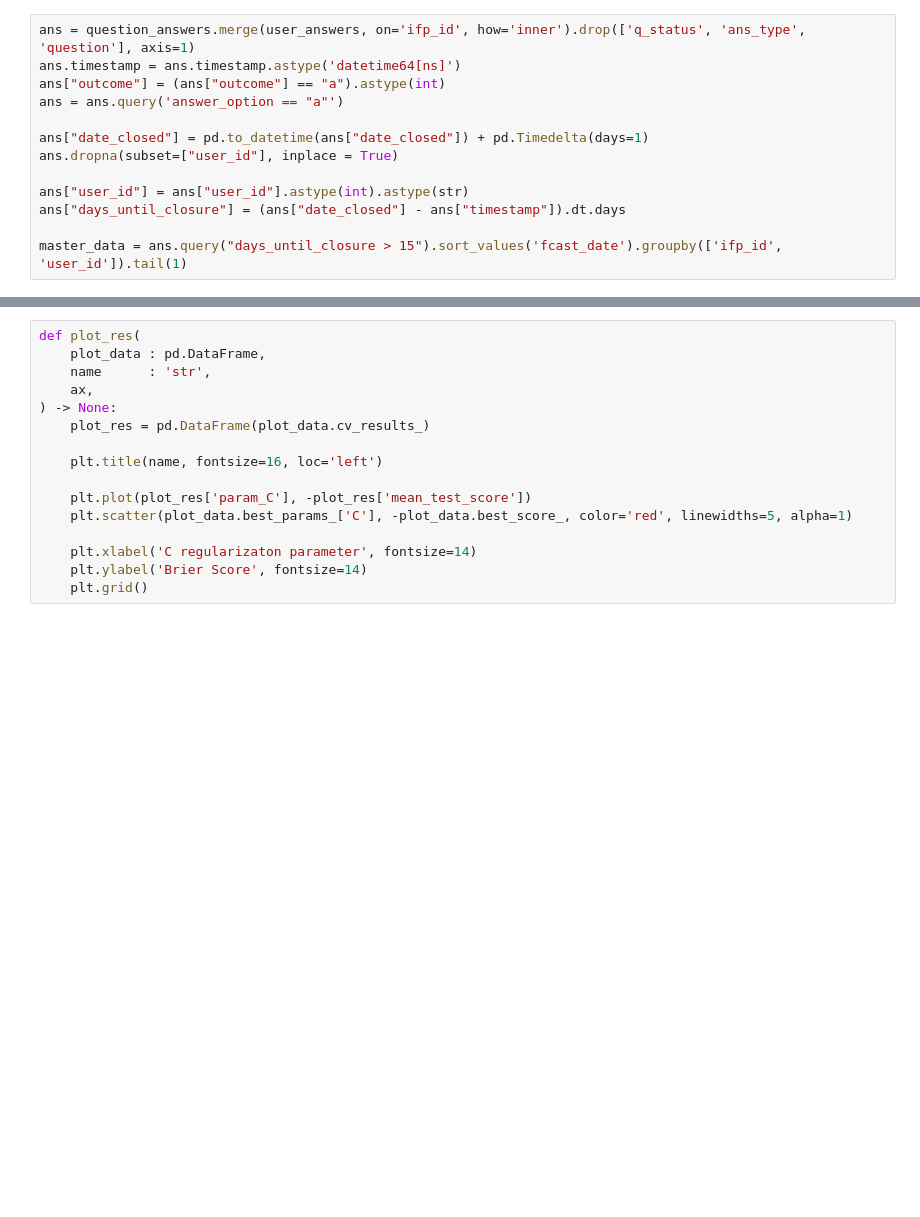
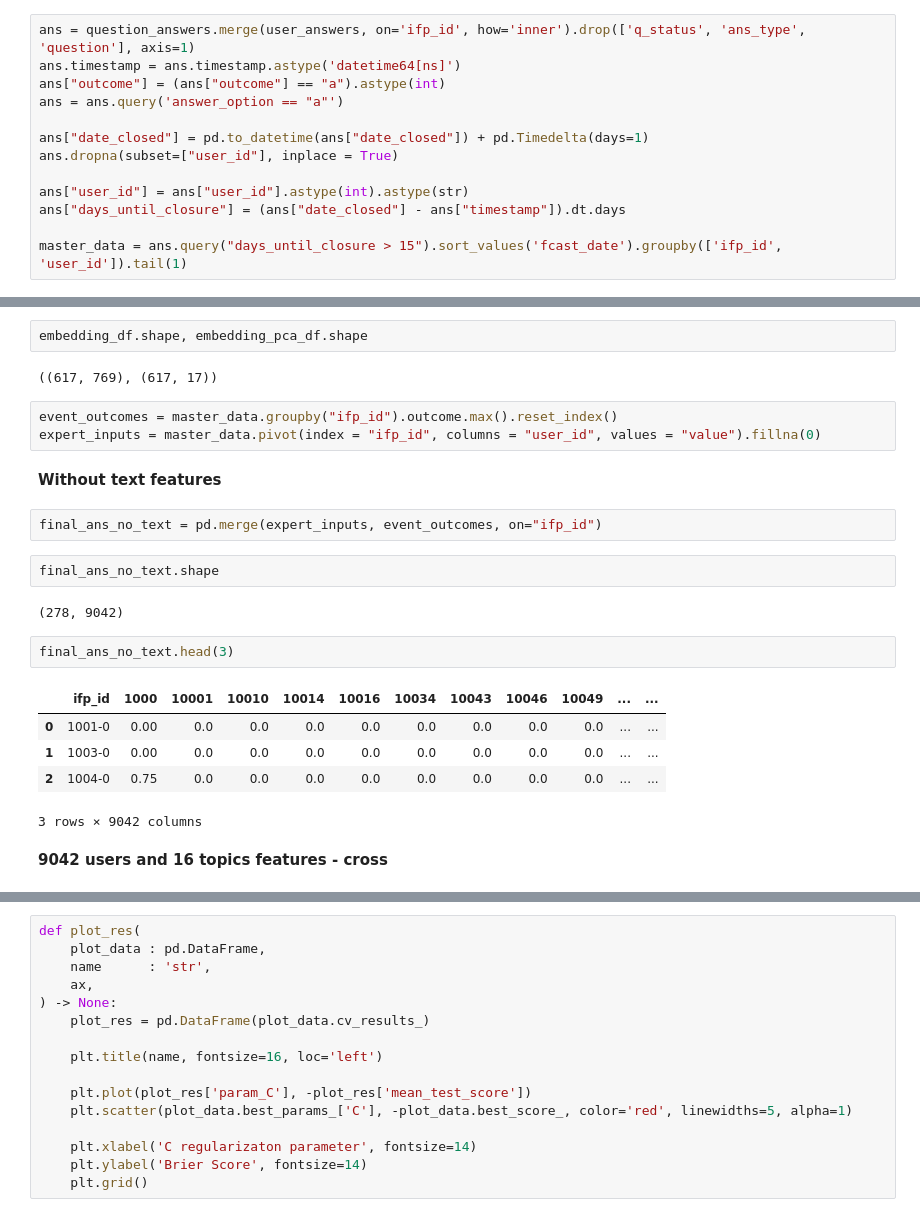
Before and after one commit to MKurseev/master_thesis, a Jupyter notebook: main_file.ipynb, the cells around one changed output, grey strips where cells are left out. Cells and saved outputs as stored; diff of their text form; blank space fills up the shorter version.

```diff
--- a/main_file.ipynb
+++ b/main_file.ipynb
@@ -124,0 +138,25 @@ embedding_df["ifp_id"] = ifps.ifp_id
+# %%
+embedding_df.shape, embedding_pca_df.shape
+# %% [output]
+((617, 769), (617, 17))
+# %%
+event_outcomes = master_data.groupby("ifp_id").outcome.max().reset_index()
+expert_inputs = master_data.pivot(index = "ifp_id", columns = "user_id", values = "value").fillna(0)
+# %% [markdown]
+**Without text features**
+# %%
+final_ans_no_text = pd.merge(expert_inputs, event_outcomes, on="ifp_id")
+# %%
+final_ans_no_text.shape
+# %% [output]
+(278, 9042)
+# %%
+final_ans_no_text.head(3)
+# %% [output]
+|  | ifp_id | 1000 | 10001 | 10010 | 10014 | 10016 | 10034 | 10043 | 10046 | 10049 | ... | ... |
+| 0 | 1001-0 | 0.00 | 0.0 | 0.0 | 0.0 | 0.0 | 0.0 | 0.0 | 0.0 | 0.0 | ... | ... |
+| 1 | 1003-0 | 0.00 | 0.0 | 0.0 | 0.0 | 0.0 | 0.0 | 0.0 | 0.0 | 0.0 | ... | ... |
+| 2 | 1004-0 | 0.75 | 0.0 | 0.0 | 0.0 | 0.0 | 0.0 | 0.0 | 0.0 | 0.0 | ... | ... |
+3 rows × 9042 columns
+# %% [markdown]
+**9042 users and 16 topics features - cross**
```
Also changed, not shown: parts of 32 cells of this notebook, 2 other files.
